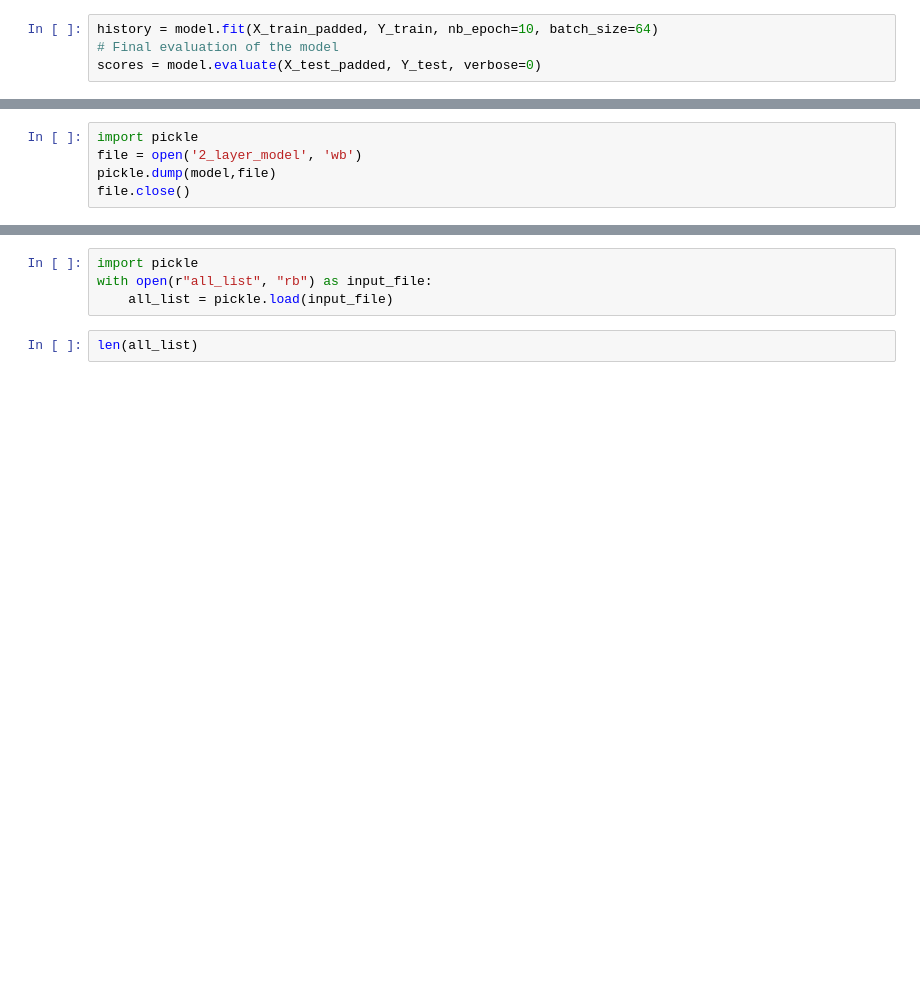
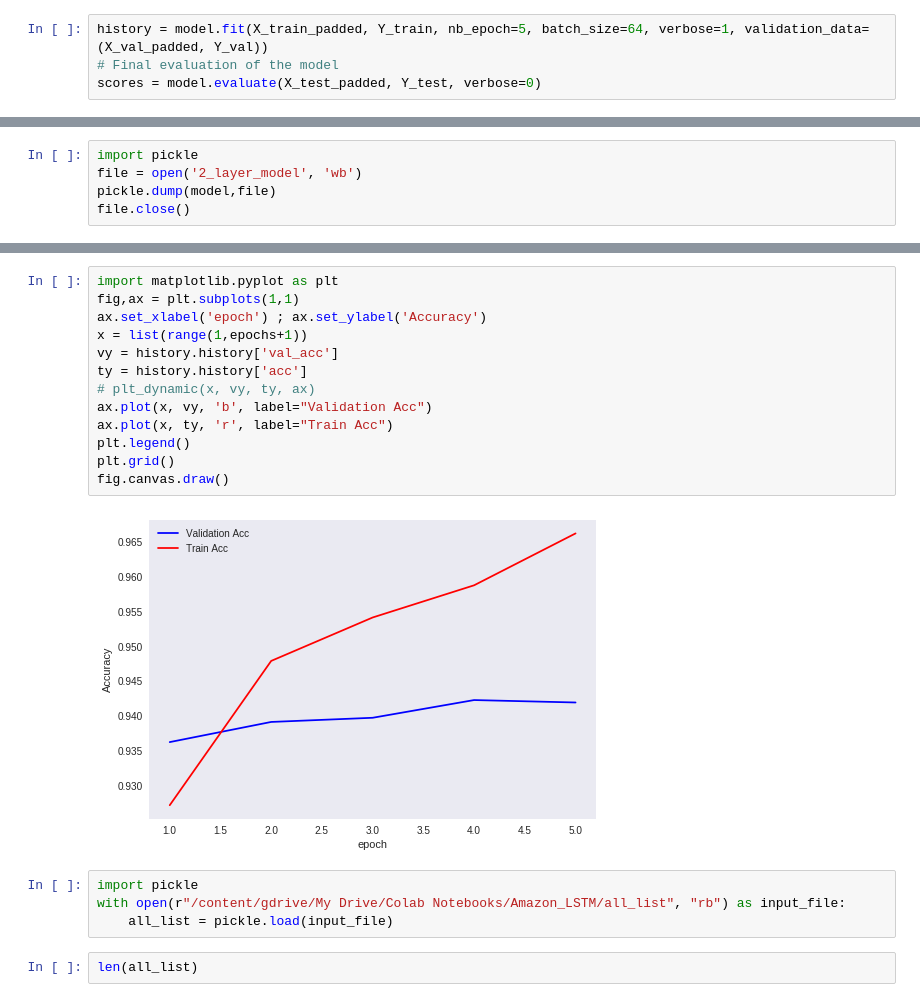
Before and after one commit to rajendrac3/Machine-Learning, a Jupyter notebook: Amazon_LSTM/Amazon_LSTM.ipynb, the cells around one changed output, grey strips where cells are left out. Drawn from its saved outputs; the diff is of its cells as text; blank space fills up the shorter version.

```diff
--- a/Amazon_LSTM/Amazon_LSTM.ipynb
+++ b/Amazon_LSTM/Amazon_LSTM.ipynb
@@ -629,7 +663,7 @@ Non-trainable params: 0
 _________________________________________________________________
 None
 # %%
-history = model.fit(X_train_padded, Y_train, nb_epoch=10, batch_size=64)
+history = model.fit(X_train_padded, Y_train, nb_epoch=5, batch_size=64, verbose=1, validation_data=(X_val_padded, Y_val))
 # Final evaluation of the model
 scores = model.evaluate(X_test_padded, Y_test, verbose=0)
 # %% [output]
@@ -683,6 +705,21 @@ fig.canvas.draw()
+# %%
+import matplotlib.pyplot as plt
+fig,ax = plt.subplots(1,1)
+ax.set_xlabel('epoch') ; ax.set_ylabel('Accuracy')
+x = list(range(1,epochs+1))
+vy = history.history['val_acc']
+ty = history.history['acc']
+# plt_dynamic(x, vy, ty, ax)
+ax.plot(x, vy, 'b', label="Validation Acc")
+ax.plot(x, ty, 'r', label="Train Acc")
+plt.legend()
+plt.grid()
+fig.canvas.draw()
+# %% [output]
+[figure, added]
 # %%
 import pickle
-with open(r"all_list", "rb") as input_file:
+with open(r"/content/gdrive/My Drive/Colab Notebooks/Amazon_LSTM/all_list", "rb") as input_file:
     all_list = pickle.load(input_file)
 # %%
 len(all_list)
```
Also changed, not shown: parts of 31 cells of this notebook, 1 other file.
